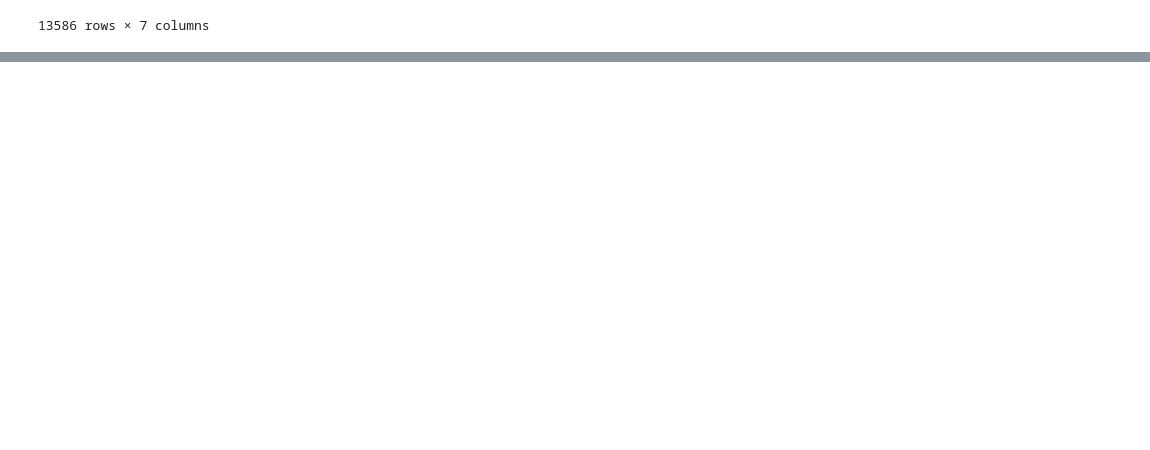
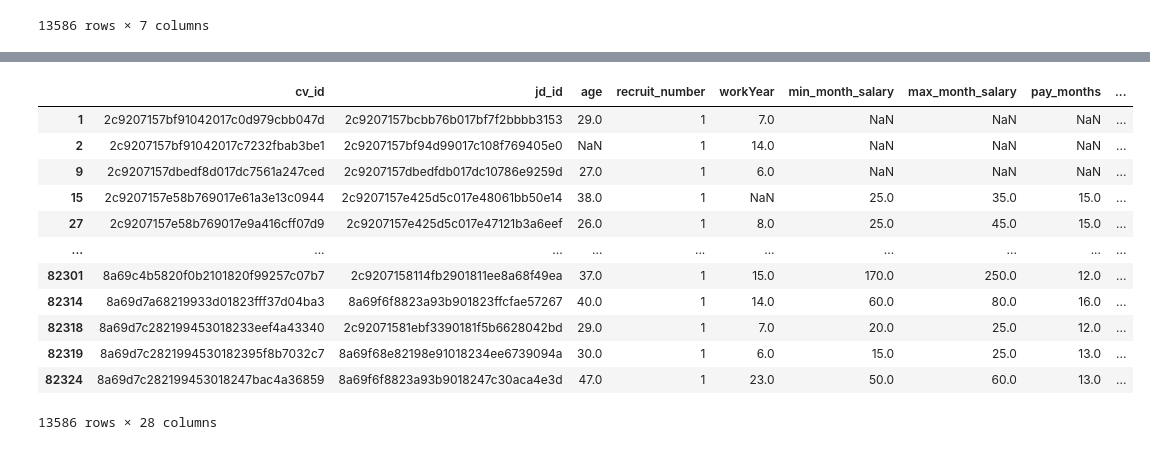
Before and after one commit to slowisfast2030/generalization, a Jupyter notebook: tfidf_lsa_merge_test.ipynb, the cells around one changed output, grey strips where cells are left out. Cells and saved outputs as stored; diff of their text form; code cells hidden in the pictures; blank space fills up the shorter version.

```diff
--- a/tfidf_lsa_merge_test.ipynb
+++ b/tfidf_lsa_merge_test.ipynb
@@ -103,0 +262,9 @@ sample[['cv_id', 'jd_id']+tfidf_lsa_col_names].to_pickle('../generalization_data
+# %%
+# 读取包含label的sample表
+all_sample = pd.read_csv('../data_20220831/sample_20220831_spark.csv').drop('Unnamed: 0', axis=1).drop_duplicates(subset=['cv_id', 'jd_id'], keep='first').reset_index(drop=True)
+
+test_path = '../generalization_data/cvjd_test_filter_13586.pkl'
+test_id = pd.read_pickle(test_path)[['cv_id', 'jd_id', 'order_month']]
+
+all_sample = all_sample.join(test_id.set_index(['cv_id', 'jd_id']), on=['cv_id', 'jd_id'], how='inner')
+all_sample
@@ -103,0 +285,21 @@ sample[['cv_id', 'jd_id']+tfidf_lsa_col_names].to_pickle('../generalization_data
+# %%
+# 拼接特征和label并保存
+label_df = all_sample[['cv_id', 'jd_id', 'da_label', 'rank_label']]
+raw_ext_new_feature_label = raw_ext_new_feature.join(label_df.set_index(['cv_id', 'jd_id']), on=['cv_id', 'jd_id'], how='inner')
+raw_ext_new_feature_label.to_pickle('../generalization_data/test_raw_ext_new_feature_label_13586.pkl')
+# %%
+raw_ext_new_feature_label
+# %% [output]
+|  | cv_id | jd_id | age | recruit_number | workYear | min_month_salary | max_month_salary | pay_months | ... |
+| 1 | 2c9207157bf91042017c0d979cbb047d | 2c9207157bcbb76b017bf7f2bbbb3153 | 29.0 | 1 | 7.0 | NaN | NaN | NaN | ... |
+| 2 | 2c9207157bf91042017c7232fbab3be1 | 2c9207157bf94d99017c108f769405e0 | NaN | 1 | 14.0 | NaN | NaN | NaN | ... |
+| 9 | 2c9207157dbedf8d017dc7561a247ced | 2c9207157dbedfdb017dc10786e9259d | 27.0 | 1 | 6.0 | NaN | NaN | NaN | ... |
+| 15 | 2c9207157e58b769017e61a3e13c0944 | 2c9207157e425d5c017e48061bb50e14 | 38.0 | 1 | NaN | 25.0 | 35.0 | 15.0 | ... |
+| 27 | 2c9207157e58b769017e9a416cff07d9 | 2c9207157e425d5c017e47121b3a6eef | 26.0 | 1 | 8.0 | 25.0 | 45.0 | 15.0 | ... |
+| ... | ... | ... | ... | ... | ... | ... | ... | ... | ... |
+| 82301 | 8a69c4b5820f0b2101820f99257c07b7 | 2c9207158114fb2901811ee8a68f49ea | 37.0 | 1 | 15.0 | 170.0 | 250.0 | 12.0 | ... |
+| 82314 | 8a69d7a68219933d01823fff37d04ba3 | 8a69f6f8823a93b901823ffcfae57267 | 40.0 | 1 | 14.0 | 60.0 | 80.0 | 16.0 | ... |
+| 82318 | 8a69d7c282199453018233eef4a43340 | 2c92071581ebf3390181f5b6628042bd | 29.0 | 1 | 7.0 | 20.0 | 25.0 | 12.0 | ... |
+| 82319 | 8a69d7c2821994530182395f8b7032c7 | 8a69f68e82198e91018234ee6739094a | 30.0 | 1 | 6.0 | 15.0 | 25.0 | 13.0 | ... |
+| 82324 | 8a69d7c282199453018247bac4a36859 | 8a69f6f8823a93b9018247c30aca4e3d | 47.0 | 1 | 23.0 | 50.0 | 60.0 | 13.0 | ... |
+13586 rows × 28 columns
```
Also changed, not shown: parts of 23 cells of this notebook.
